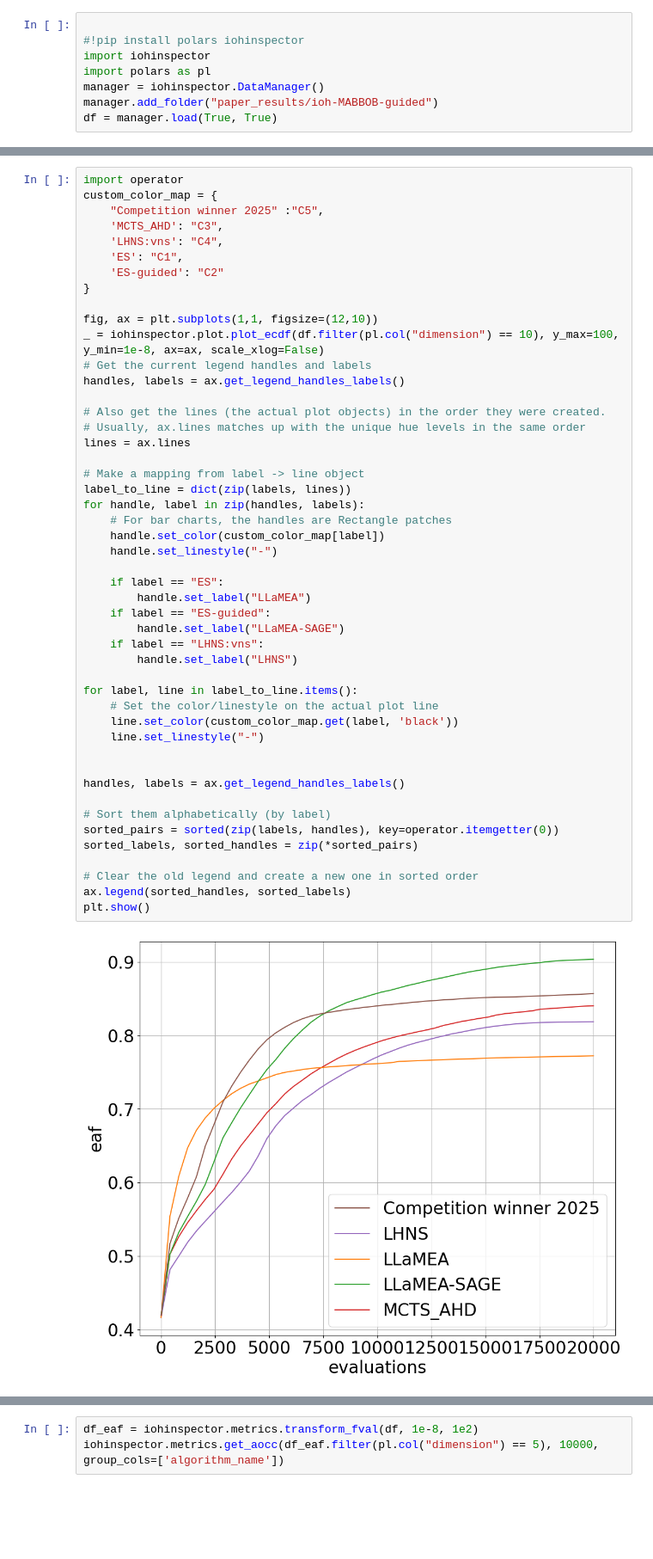
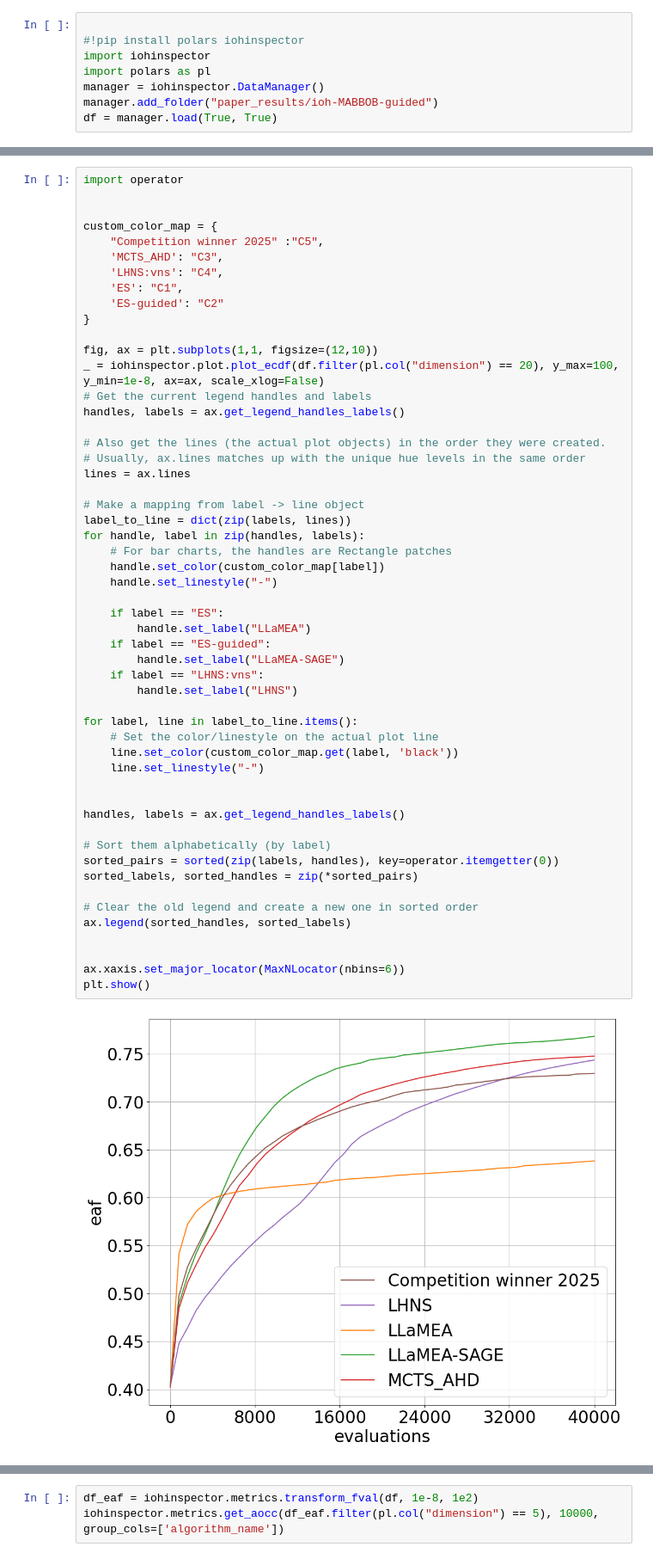
Before and after one commit to XAI-liacs/BLADE, a Jupyter notebook: final_validation.ipynb, the cells around one changed output, grey strips where cells are left out. Shown at 86% size. Cells and saved outputs as stored; diff of their text form; blank space fills up the shorter version.

```diff
--- a/final_validation.ipynb
+++ b/final_validation.ipynb
@@ -219,5 +275,7 @@ plt.show()
 # %%
 import operator
+
+
 custom_color_map = {
     "Competition winner 2025" :"C5",
     'MCTS_AHD': "C3",
@@ -227,7 +285,7 @@ custom_color_map = {
 }
 
 fig, ax = plt.subplots(1,1, figsize=(12,10))
-_ = iohinspector.plot.plot_ecdf(df.filter(pl.col("dimension") == 10), y_max=100, y_min=1e-8, ax=ax, scale_xlog=False)
+_ = iohinspector.plot.plot_ecdf(df.filter(pl.col("dimension") == 20), y_max=100, y_min=1e-8, ax=ax, scale_xlog=False)
 # Get the current legend handles and labels
 handles, labels = ax.get_legend_handles_labels()
 
@@ -238,31 +296,34 @@ lines = ax.lines
 # Make a mapping from label -> line object
 label_to_line = dict(zip(labels, lines))
 for handle, label in zip(handles, labels):
     # For bar charts, the handles are Rectangle patches
     handle.set_color(custom_color_map[label])
     handle.set_linestyle("-")
 
     if label == "ES":
         handle.set_label("LLaMEA")
     if label == "ES-guided":
         handle.set_label("LLaMEA-SAGE")
     if label == "LHNS:vns":
         handle.set_label("LHNS")
 
 for label, line in label_to_line.items():
     # Set the color/linestyle on the actual plot line
     line.set_color(custom_color_map.get(label, 'black'))
     line.set_linestyle("-")
 
 
 handles, labels = ax.get_legend_handles_labels()
 
 # Sort them alphabetically (by label)
 sorted_pairs = sorted(zip(labels, handles), key=operator.itemgetter(0))
 sorted_labels, sorted_handles = zip(*sorted_pairs)
 
 # Clear the old legend and create a new one in sorted order
 ax.legend(sorted_handles, sorted_labels)
+
+
+ax.xaxis.set_major_locator(MaxNLocator(nbins=6))
 plt.show()
 # %% [output]
-[figure, old version]
+[figure, new version]
```
Also changed, not shown: parts of 2 cells of this notebook, 4 other files.
